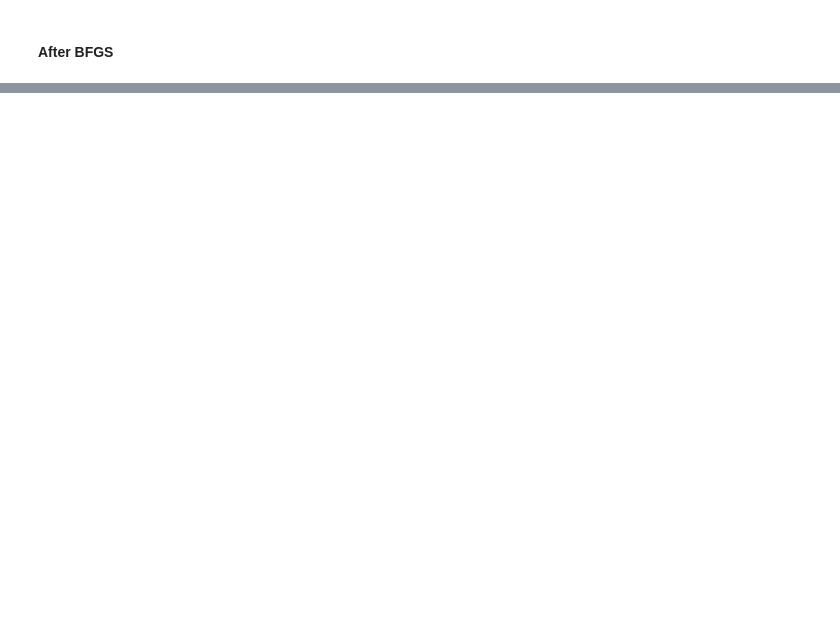
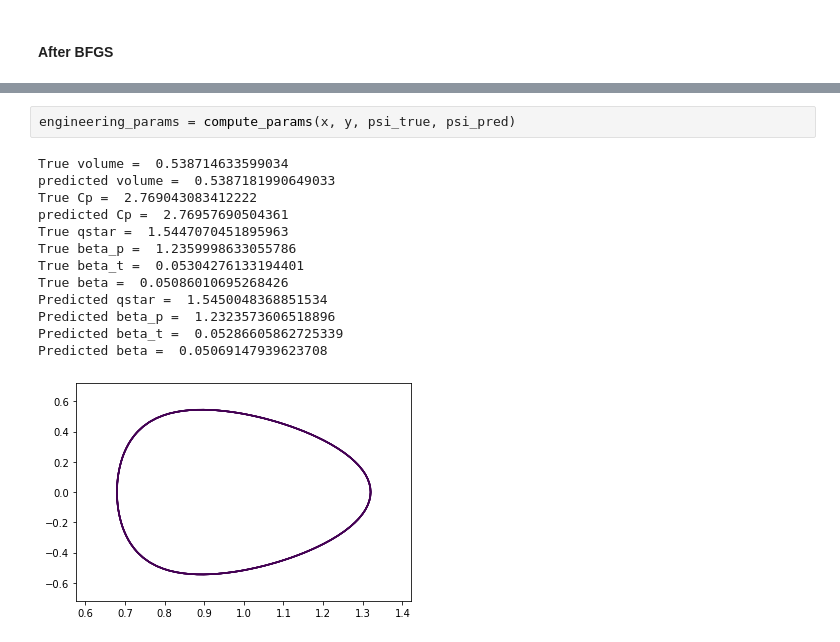
Before and after one commit to akaptano/deepxde_copy, a Jupyter notebook: gs-2d-surrogate/general_solovev_equil_visual.ipynb, the cells around one changed output, grey strips where cells are left out. Drawn from its saved outputs; the diff is of its cells as text; blank space fills up the shorter version.

```diff
--- a/gs-2d-surrogate/general_solovev_equil_visual.ipynb
+++ b/gs-2d-surrogate/general_solovev_equil_visual.ipynb
@@ -498,0 +278,16 @@ Predicted beta =  0.050507599766921624
+# %%
+engineering_params = compute_params(x, y, psi_true, psi_pred)
+# %% [output]
+True volume =  0.538714633599034
+predicted volume =  0.5387181990649033
+True Cp =  2.769043083412222
+predicted Cp =  2.76957690504361
+True qstar =  1.5447070451895963
+True beta_p =  1.2359998633055786
+True beta_t =  0.05304276133194401
+True beta =  0.05086010695268426
+Predicted qstar =  1.5450048368851534
+Predicted beta_p =  1.2323573606518896
+Predicted beta_t =  0.05286605862725339
+Predicted beta =  0.05069147939623708
+[figure, added]
```
Also changed, not shown: parts of 9 cells of this notebook, 4 other files.
